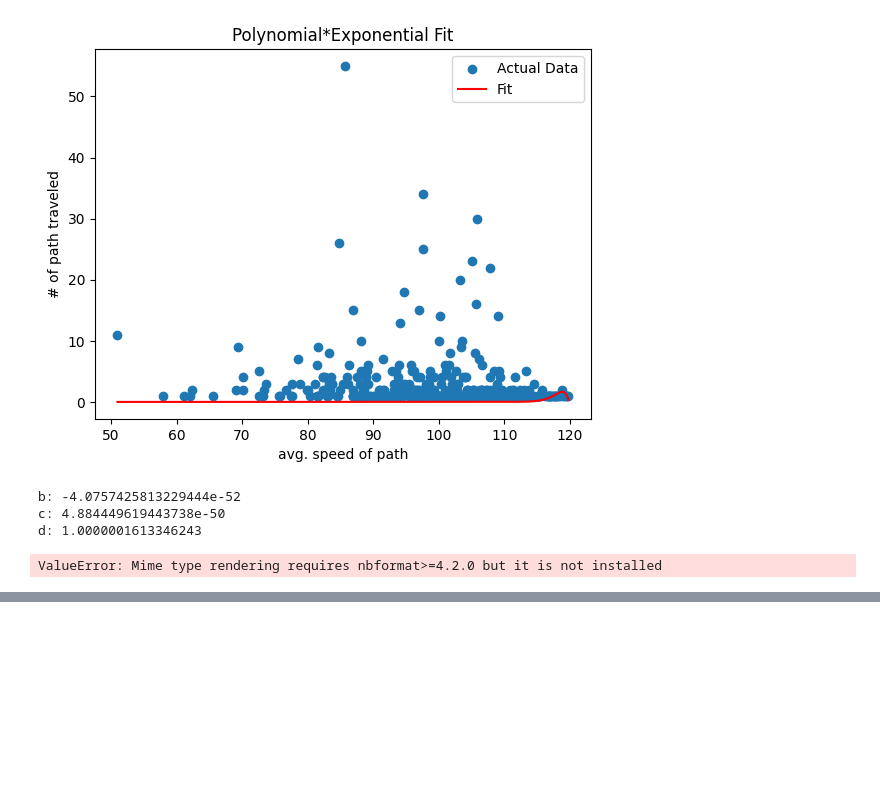
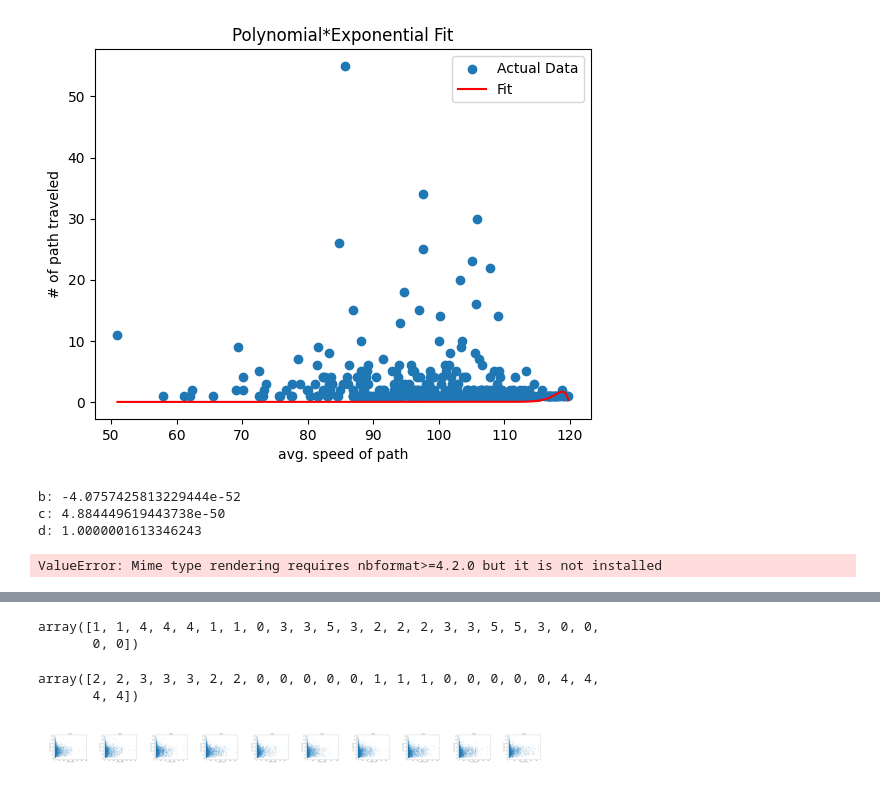
Before and after one commit to hyorim-h/SeoulTraffic, a Jupyter notebook: congestion.ipynb, the cells around one changed output, grey strips where cells are left out. Drawn from its saved outputs; the diff is of its cells as text; code cells hidden in the pictures; blank space fills up the shorter version.

```diff
--- a/congestion.ipynb
+++ b/congestion.ipynb
@@ -2465,0 +2696,29 @@ ValueError: Mime type rendering requires nbformat>=4.2.0 but it is not installed
+# %%
+from PIL import Image
+import numpy as np
+import os
+
+images = []
+image_directory = "tm_60_agg_cntspeed/spd_60/"  # 여러분의 이미지 디렉토리 경로로 변경해주세요.
+
+# 디렉토리 내의 모든 이미지 파일을 불러옵니다.
+for filename in os.listdir(image_directory):
+    if filename.endswith(".png"):  # 다른 확장자도 추가 가능
+        img_path = os.path.join(image_directory, filename)
+        with Image.open(img_path) as img:
+            img_array = np.array(img)
+            images.append(img_array)
+
+images = np.array(images)
+# %%
+# CNN 모델 정의
+model = Sequential()
+model.add(Conv2D(32, (3, 3), activation='relu', input_shape=(images.shape[1], images.shape[2], images.shape[3])))
+model.add(MaxPooling2D((2, 2)))
+model.add(Conv2D(64, (3, 3), activation='relu'))
+model.add(MaxPooling2D((2, 2)))
+model.add(Conv2D(128, (3, 3), activation='relu'))
+model.add(Flatten())
+
+# 모델을 통해 이미지에서 특징 추출
+features = model.predict(images)
@@ -2465,0 +2816,27 @@ ValueError: Mime type rendering requires nbformat>=4.2.0 but it is not installed
+# %%
+clustered
+# %% [output]
+array([1, 1, 4, 4, 4, 1, 1, 0, 3, 3, 5, 3, 2, 2, 2, 3, 3, 5, 5, 3, 0, 0,
+       0, 0])
+# %%
+# KMeans를 사용하여 군집a화
+n_clusters = 5  # 원하는 군집의 개수로 설정
+kmeans = KMeans(n_clusters=n_clusters, random_state=42)
+clustered = kmeans.fit_predict(features)
+# %%
+clustered
+# %% [output]
+array([2, 2, 3, 3, 3, 2, 2, 0, 0, 0, 0, 0, 1, 1, 1, 0, 0, 0, 0, 0, 4, 4,
+       4, 4])
+# %%
+# 결과 시각화 (예: 첫 번째 군집의 이미지들을 출력)
+cluster_num = 0
+cluster_images = images[clustered == cluster_num]
+for i in range(len(cluster_images)):
+    plt.subplot(1, len(cluster_images), i + 1)
+    plt.imshow(cluster_images[i])
+    plt.axis('off')
+plt.show()
+plt.close()
+# %% [output]
+[figure, added]
```
Also changed, not shown: parts of 86 cells of this notebook.
